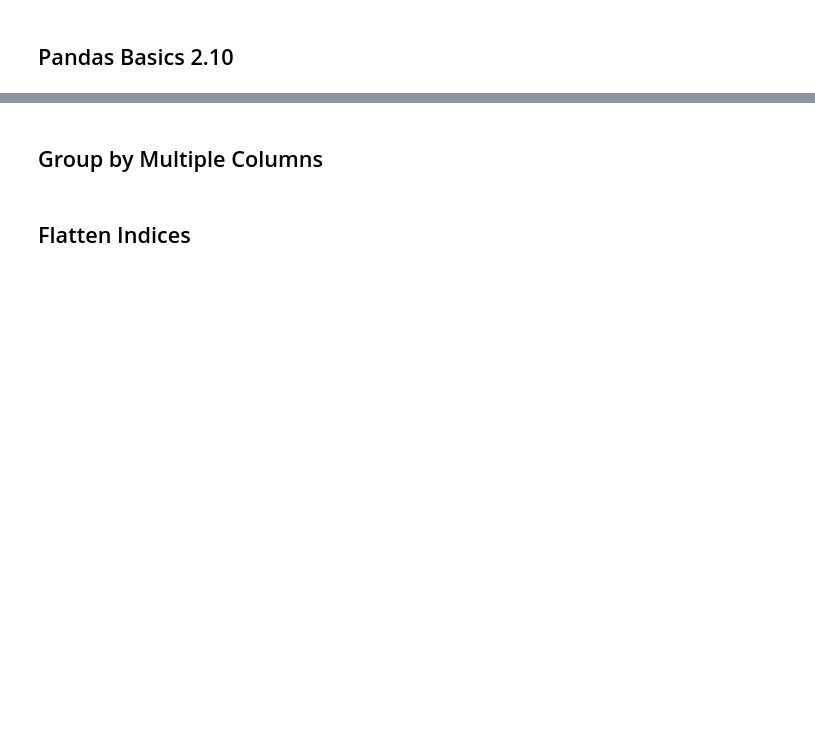
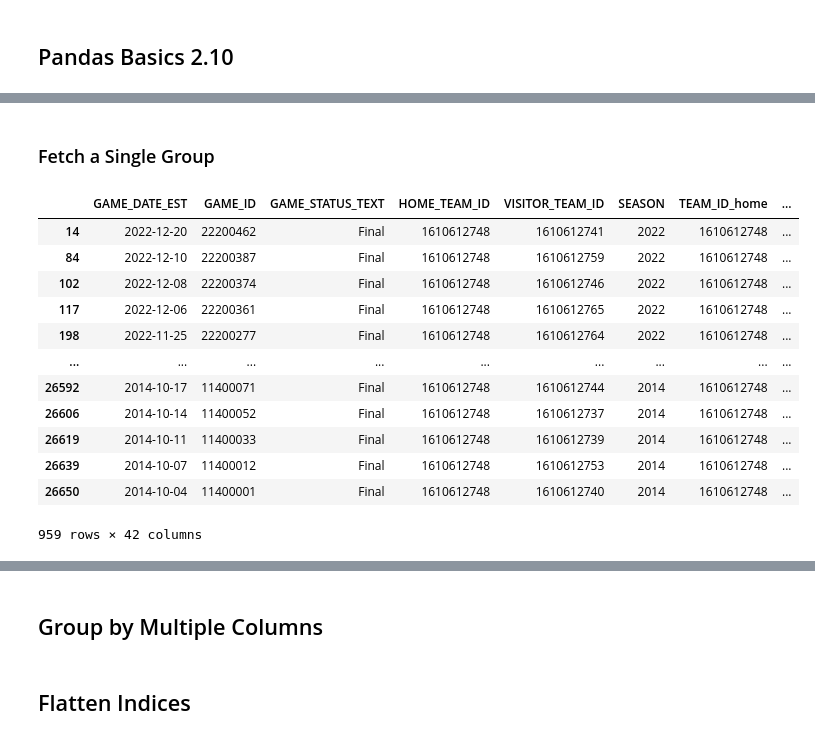
Before and after one commit to OptimalDecisions/sports-analytics-foundations, a Jupyter notebook: pandas-basics/Pandas_Intermediate_2_10_GroupBy.ipynb, the cells around one changed output, grey strips where cells are left out. Drawn from its saved outputs; the diff is of its cells as text; code cells hidden in the pictures; blank space fills up the shorter version.

```diff
--- a/pandas-basics/Pandas_Intermediate_2_10_GroupBy.ipynb
+++ b/pandas-basics/Pandas_Intermediate_2_10_GroupBy.ipynb
@@ -20,0 +89,18 @@
+# %% [markdown]
+### Fetch a Single Group
+# %%
+grps.get_group('Heat')
+# %% [output]
+|  | GAME_DATE_EST | GAME_ID | GAME_STATUS_TEXT | HOME_TEAM_ID | VISITOR_TEAM_ID | SEASON | TEAM_ID_home | ... |
+| 14 | 2022-12-20 | 22200462 | Final | 1610612748 | 1610612741 | 2022 | 1610612748 | ... |
+| 84 | 2022-12-10 | 22200387 | Final | 1610612748 | 1610612759 | 2022 | 1610612748 | ... |
+| 102 | 2022-12-08 | 22200374 | Final | 1610612748 | 1610612746 | 2022 | 1610612748 | ... |
+| 117 | 2022-12-06 | 22200361 | Final | 1610612748 | 1610612765 | 2022 | 1610612748 | ... |
+| 198 | 2022-11-25 | 22200277 | Final | 1610612748 | 1610612764 | 2022 | 1610612748 | ... |
+| ... | ... | ... | ... | ... | ... | ... | ... | ... |
+| 26592 | 2014-10-17 | 11400071 | Final | 1610612748 | 1610612744 | 2014 | 1610612748 | ... |
+| 26606 | 2014-10-14 | 11400052 | Final | 1610612748 | 1610612737 | 2014 | 1610612748 | ... |
+| 26619 | 2014-10-11 | 11400033 | Final | 1610612748 | 1610612739 | 2014 | 1610612748 | ... |
+| 26639 | 2014-10-07 | 11400012 | Final | 1610612748 | 1610612753 | 2014 | 1610612748 | ... |
+| 26650 | 2014-10-04 | 11400001 | Final | 1610612748 | 1610612740 | 2014 | 1610612748 | ... |
+959 rows × 42 columns
```
Also changed, not shown: parts of 25 cells of this notebook.
